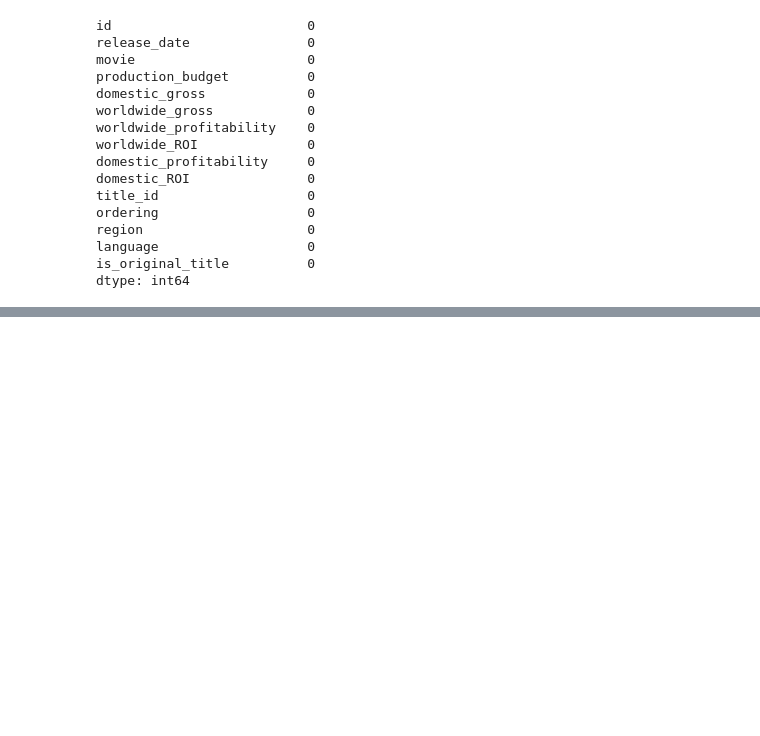
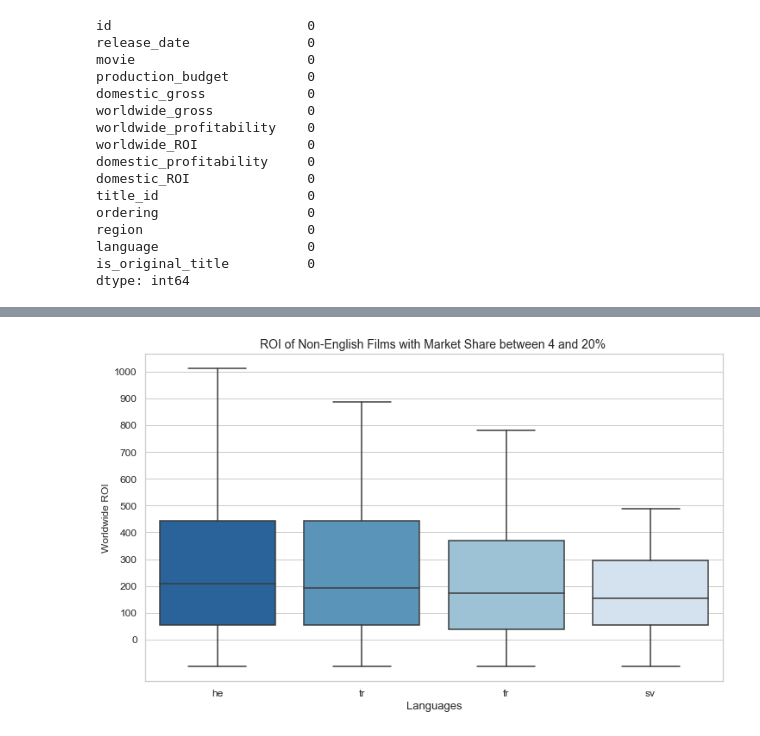
Before and after one commit to stevenzych/movie-analysis, a Jupyter notebook: language_and_roi_cleaning.ipynb, the cells around one changed output, grey strips where cells are left out. Cells and saved outputs as stored; diff of their text form; code cells hidden in the pictures; blank space fills up the shorter version.

```diff
--- a/personal_question_cleaning.ipynb
+++ b/language_and_roi_cleaning.ipynb
@@ -559,0 +603,7 @@ budget_to_aka_df.to_csv('zippedData/budget_to_aka.csv')
+# %%
+for index, row in budget_to_aka_df.iterrows():
+    if row['language']:
+        for lang in row['language']:
+            budget_to_aka_df.loc[index, lang] = 1
+
+budget_to_aka_df.head()
@@ -559,0 +618,2 @@ budget_to_aka_df.to_csv('zippedData/budget_to_aka.csv')
+# %%
+bud_to_aka_df_modified = budget_to_aka_df.drop(columns = 'language')
@@ -559,0 +742,13 @@ budget_to_aka_df.to_csv('zippedData/budget_to_aka.csv')
+# %%
+languages = ["fr", "he", "tr", "sv",]
+dic = {}
+dic["language"] = []
+dic["roi"] = []
+for index, row in bud_to_aka_df_modified.iterrows():
+    for i in languages:
+        if row[i] == 1:
+            dic["language"].append(i)
+            dic["roi"].append(row['worldwide_ROI'])
+# %%
+df1 = pd.DataFrame(dic)
+print(df1)
@@ -559,0 +770,15 @@ budget_to_aka_df.to_csv('zippedData/budget_to_aka.csv')
+# %%
+plt.figure(figsize=(12,7))
+sns.set_style('whitegrid')
+
+b=box_plot=sns.boxplot(data=df1, x='language', y='roi', showfliers=False,  order=['he', 'tr', 'fr','sv'],
+            palette="Blues_r")
+b.axes.set_title("ROI of Non-English Films with Market Share between 4 and 20% ",fontsize=14)
+b.set_xlabel("Languages",fontsize=13)
+b.set_ylabel("Worldwide ROI",fontsize=12)
+b.tick_params(labelsize=12)
+yticks = np.linspace(start=0, stop=100*10, num=11)
+plt.yticks(yticks)
+plt.show()
+# %% [output]
+[figure, added]
```
Also changed, not shown: parts of 27 cells of this notebook, 5 other files.
